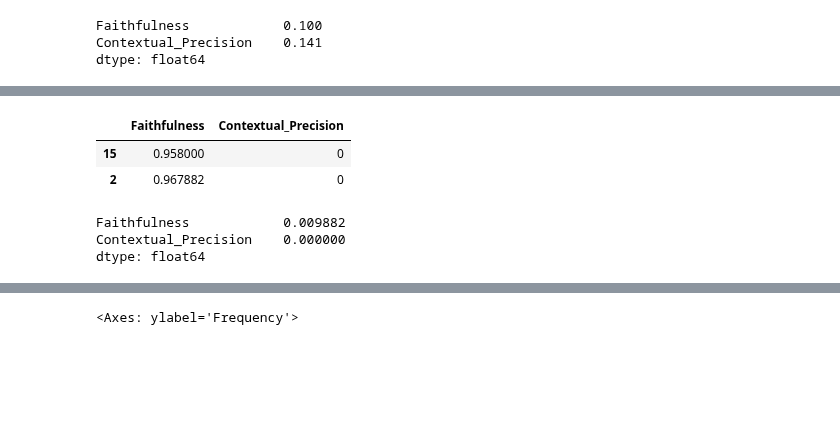
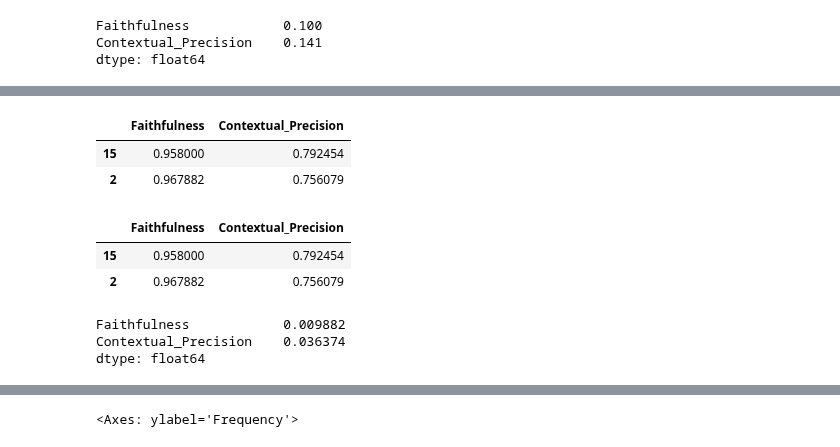
Before and after one commit to sr231/RAG-Evaluations, a Jupyter notebook: Results_Comparison.ipynb, the cells around one changed output, grey strips where cells are left out. Cells and saved outputs as stored; diff of their text form; code cells hidden in the pictures; blank space fills up the shorter version.

Commit message:
updated results with DeepEval Contextual Precision metric run for Gemini 2.0 Exp

```diff
--- a/Results_Comparison.ipynb
+++ b/Results_Comparison.ipynb
@@ -26,5 +26,7 @@ dtype: float64
 # Overall results:
 # Faithfulness Gemini 1.5 : 0.958
 # Faithfulness Gemini 2.0 : 0.967882
-dp15 = pd.read_csv("results/deepeval_faithfulness_gemini_15_rag_mini_wikipedia_903.csv", index_col=None)
-dp2 = pd.read_csv("results/deepeval_faithfulness_gemini_2_rag_mini_wikipedia_903.csv", index_col=None)
+dp15f = pd.read_csv("results/deepeval_faithfulness_gemini_15_rag_mini_wikipedia_903.csv", index_col=None)
+dp2f = pd.read_csv("results/deepeval_faithfulness_gemini_2_rag_mini_wikipedia_903.csv", index_col=None)
+dp2cp = pd.read_csv("results/deepeval_cp_gemini_2_rag_mini_wikipedia_903.csv", index_col=None)
+dp15cp = pd.read_csv("results/deepeval_contextprecision_gemini_15_rag_mini_wikipedia_903.csv", index_col=None)
@@ -31,21 +49,31 @@ dp2 = pd.read_csv("results/deepeval_faithfulness_gemini_2_rag_mini_wikipedia_903
+# %%
+dp15f.columns = ['DeepEval_Faithfulness_15']
+dp2f.columns = ['DeepEval_Faithfulness_2']
+dp15cp.columns = ['DeepEval_ContextualPrecision_15']
+dp2cp.columns = ['DeepEval_ContextualPrecision_2']
 # %%
-dp15.columns = ['DeepEval_Faithfulness_15']
-dp2.columns = ['DeepEval_Faithfulness_2']
-dp15_avg = dp15.mean() # 0.958
-dp2_avg = dp2.mean() # 0.967882
-dp_avg = pd.DataFrame([[dp15_avg.iloc[0], 0], [dp2_avg.iloc[0], 0]], columns=['Faithfulness', 'Contextual_Precision'])
-dp_avg.index = [15,2]
+dp15f_avg = dp15f.mean() # 0.958
+dp2f_avg = dp2f.mean() # 0.967882
+dp15cp_avg = dp15cp.mean() # 0.792454
+dp2cp_avg = dp2cp.mean() # 0.756079
+dpf_avg = pd.DataFrame([[dp15f_avg.iloc[0], dp15cp_avg.iloc[0]], [dp2f_avg.iloc[0], dp2cp_avg.iloc[0]]], columns=['Faithfulness', 'Contextual_Precision'])
+dpf_avg.index = [15,2]
+dpf_avg
+# %% [output]
+|  | Faithfulness | Contextual_Precision |
+| 15 | 0.958000 | 0.792454 |
+| 2 | 0.967882 | 0.756079 |
 # %%
-dp_avg
+dpf_avg
 # %% [output]
 |  | Faithfulness | Contextual_Precision |
-| 15 | 0.958000 | 0 |
-| 2 | 0.967882 | 0 |
+| 15 | 0.958000 | 0.792454 |
+| 2 | 0.967882 | 0.756079 |
 # %%
-# Difference between scores for llms with DeepEval # EDIT: 0s in placeholder for CP
-abs(dp_avg.loc[15] - dp_avg.loc[2])
+# Difference between scores for llms with DeepEval
+abs(dpf_avg.loc[15] - dpf_avg.loc[2])
 # %% [output]
 Faithfulness            0.009882
-Contextual_Precision    0.000000
+Contextual_Precision    0.036374
 dtype: float64
 # %%
```
Also changed, not shown: parts of 9 cells of this notebook, 1 other file.
